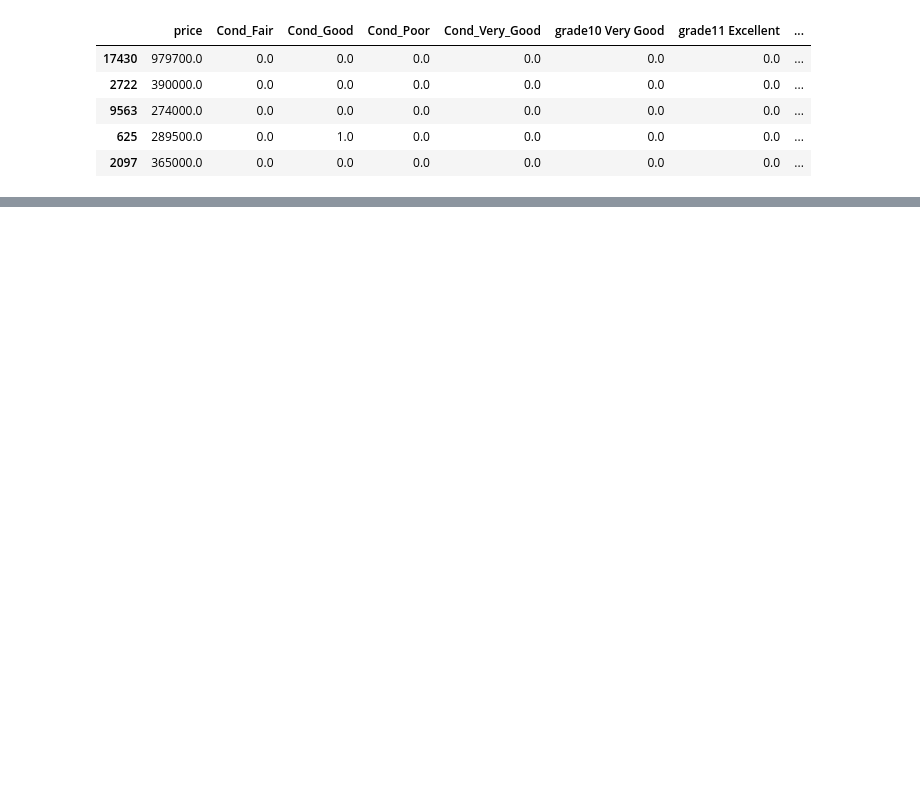
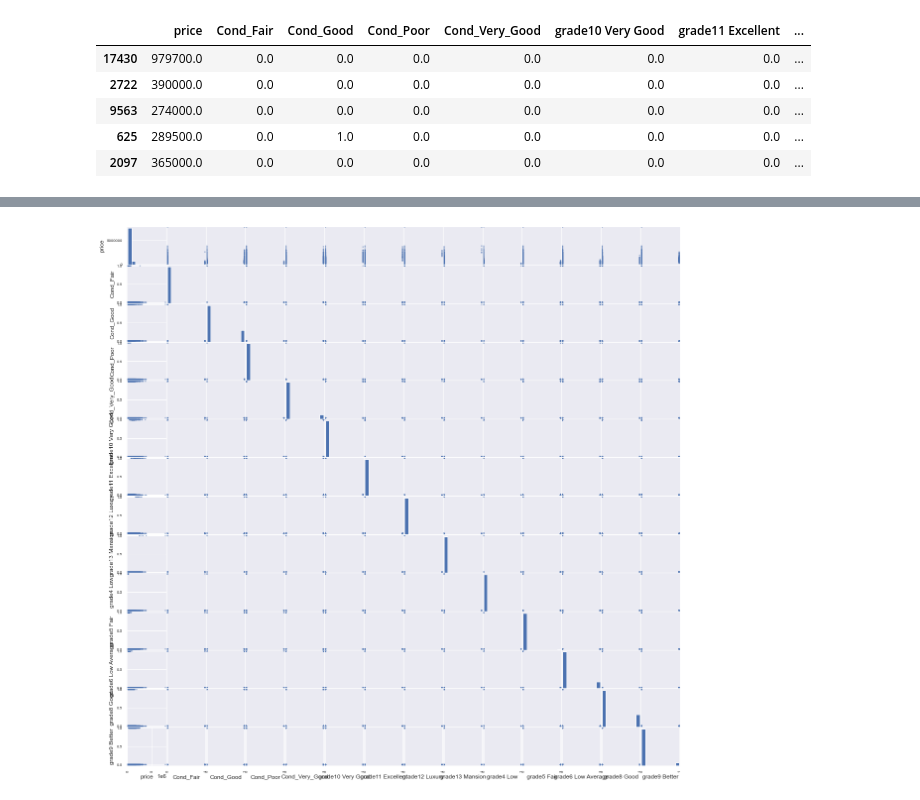
Before and after one commit to zpollats/p2_project_group4, a Jupyter notebook: Johnworking.ipynb, the cells around one changed output, grey strips where cells are left out. Cells and saved outputs as stored; diff of their text form; code cells hidden in the pictures; blank space fills up the shorter version.

```diff
--- a/Johnworking.ipynb
+++ b/Johnworking.ipynb
@@ -535,0 +530,6 @@ Index(['id', 'date', 'price', 'bedrooms', 'bathrooms', 'sqft_living',
+# %%
+#full scatter plots of the variables, not much can be determined here.
+pd.plotting.scatter_matrix(df_quality,figsize  = [20, 20]);
+plt.show()
+# %% [output]
+[figure, added]
```
Also changed, not shown: parts of 11 cells of this notebook.
